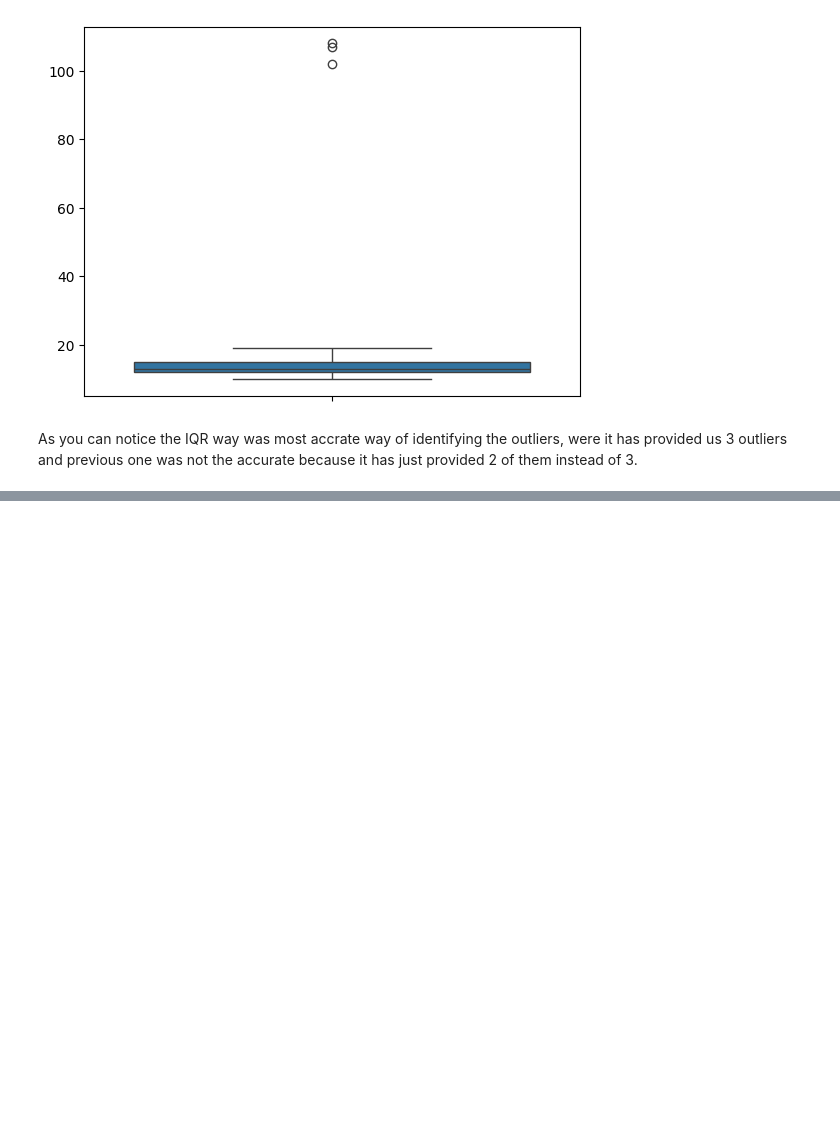
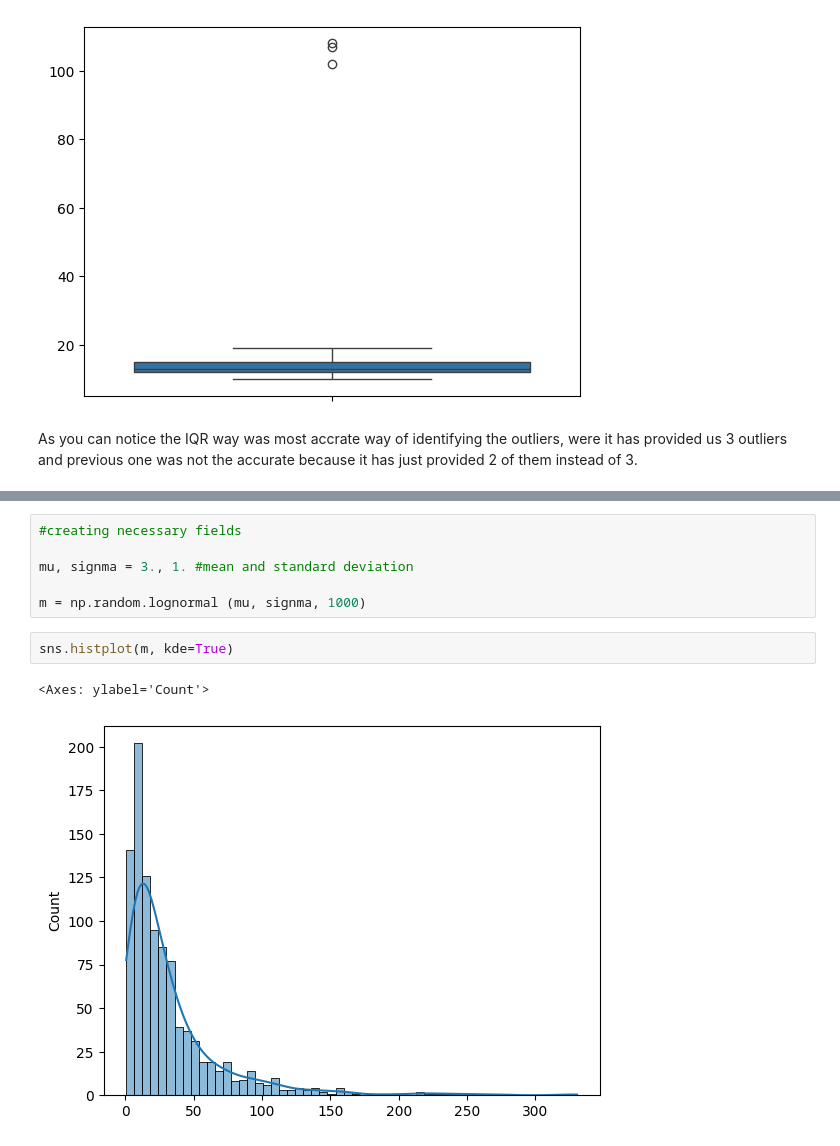
Before and after one commit to MoreJignesh/6-Months-Data-Science-Roadmap-, a Jupyter notebook: Statistics_with_Python.ipynb, the cells around one changed output, grey strips where cells are left out. Saved outputs shown, nothing was run; the diff lists cells and outputs as text; blank space fills up the shorter version.

```diff
--- a/Statistics_with_Python.ipynb
+++ b/Statistics_with_Python.ipynb
@@ -198,0 +237,11 @@ As you can notice the IQR way was most accrate way of identifying the outliers,
+# %%
+#creating necessary fields
+
+mu, signma = 3., 1. #mean and standard deviation
+
+m = np.random.lognormal (mu, signma, 1000)
+# %%
+sns.histplot(m, kde=True)
+# %% [output]
+<Axes: ylabel='Count'>
+[figure, added]
```
Also changed, not shown: parts of 15 cells of this notebook.
